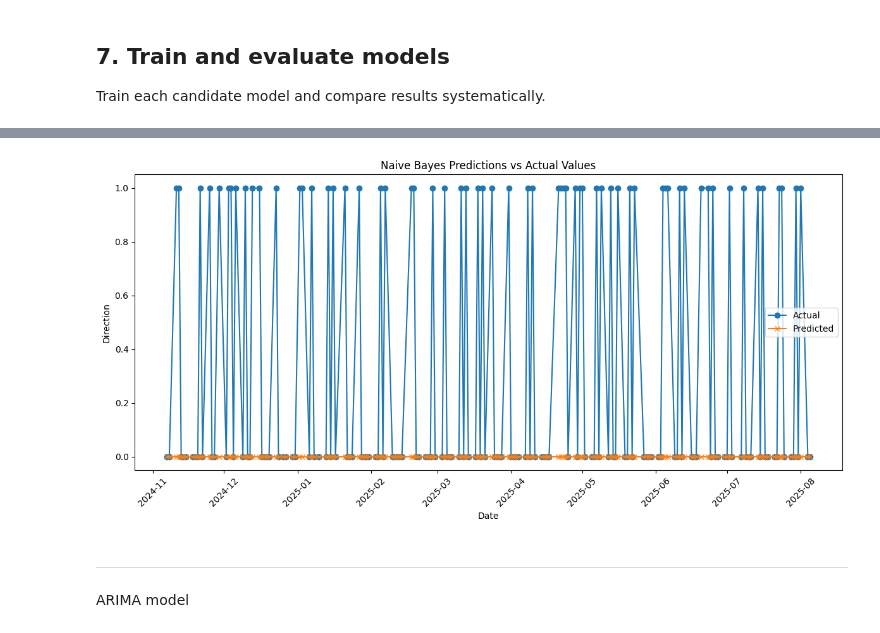
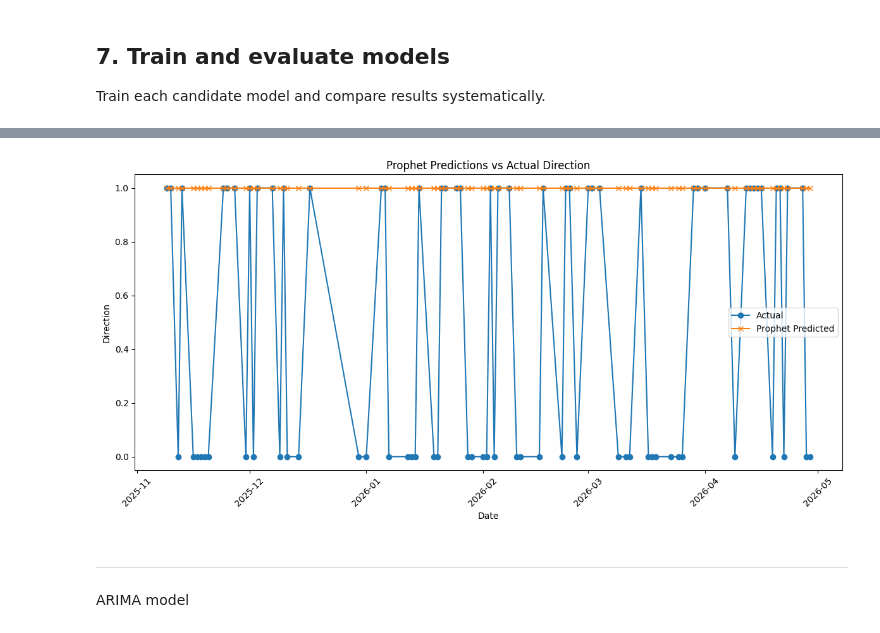
Before and after one commit to TimurKambarov/MSFT_Forecaster, a Jupyter notebook: datalabtasks_deliverables/Task 10 Machine Learning Model Development/timur/model_training_notebook_template.ipynb, the cells around one changed output, grey strips where cells are left out. Cells and saved outputs as stored; diff of their text form; code cells hidden in the pictures.

```diff
--- a/datalabtasks_deliverables/Task 10 Machine Learning Model Development/timur/model_training_notebook_template.ipynb
+++ b/datalabtasks_deliverables/Task 10 Machine Learning Model Development/timur/model_training_notebook_template.ipynb
@@ -217,11 +271,0 @@ df['week_of_year']   = df['Date'].dt.isocalendar().week.astype(int)
-# %%
-import numpy as np
-
-df['month_sin'] = np.sin(2 * np.pi * df['month'] / 12)
-df['month_cos'] = np.cos(2 * np.pi * df['month'] / 12)
-
-df['dow_sin']   = np.sin(2 * np.pi * df['day_of_week'] / 5)   # 5 trading days
-df['dow_cos']   = np.cos(2 * np.pi * df['day_of_week'] / 5)
-
-df['dom_sin']   = np.sin(2 * np.pi * df['day_of_month'] / 31)
-df['dom_cos']   = np.cos(2 * np.pi * df['day_of_month'] / 31)
@@ -273,3 +340,22 @@ Train: (1473, 19), Val: (184, 19), Test: (185, 19)
+# %%
+# scale features using training data only (avoid leakage)
+from sklearn.preprocessing import RobustScaler
+
+scaler = RobustScaler()
+X_train_scaled = scaler.fit_transform(X_train)
+X_test_scaled = scaler.transform(X_test)
+
+# scale Close using training data only for time-series models
+close_scaler = RobustScaler()
+train_close = df.loc[X_train.index, 'Close']
+close_scaler.fit(train_close.to_numpy().reshape(-1, 1))
+
+# full scaled dataframe for inspection (uses train-fitted scaler)
+X_scaled = scaler.transform(X)
+scaled_df = pd.DataFrame(X_scaled, columns=X.columns, index=X.index)
+scaled_df.insert(0, 'Date', df['Date'].to_numpy())
+scaled_df['Close_next'] = df['Close_next'].to_numpy()
+scaled_df['Direction'] = df['Direction'].to_numpy()
 # %% [markdown]
 ## 4. Baseline model
 
@@ -291,7 +377,6 @@ Examples:
 from sklearn.ensemble import RandomForestClassifier
 from sklearn.metrics import classification_report
 
-baseline_model = RandomForestClassifier(n_estimators=50, random_state=42)
-baseline_model.fit(X_train, y_train)
-y_pred = baseline_model.predict(X_val)
-print(classification_report(y_val, y_pred))
+baseline_model = RandomForestClassifier(n_estimators=100, random_state=42)
+baseline_model.fit(X_train_scaled, y_dir_train)
+y_pred = baseline_model.predict(X_test_scaled)
@@ -389,21 +501,21 @@ weighted avg       0.44      0.66      0.53       184
 # %%
-# plot the graph of naive bayesian classifier predictions vs actual values
+# plot the graph of Prophet predictions vs actual Direction values
 import matplotlib.dates as mdates
 
 plt.figure(figsize=(12, 6))
-plt.plot(date_val, y_val, label='Actual', marker='o')
-plt.plot(date_val, y_pred_nb, label='Predicted', marker='x')
+plt.plot(prophet_dates[prophet_mask], prophet_true[prophet_mask], label='Actual', marker='o')
+plt.plot(prophet_dates[prophet_mask], prophet_pred[prophet_mask], label='Prophet Predicted', marker='x')
 plt.xlabel('Date')
 plt.ylabel('Direction')
-plt.title('Naive Bayes Predictions vs Actual Values')
+plt.title('Prophet Predictions vs Actual Direction')
 plt.legend()
 plt.gca().xaxis.set_major_locator(mdates.MonthLocator())
 plt.gca().xaxis.set_major_formatter(mdates.DateFormatter('%Y-%m'))
 plt.xticks(rotation=45)
 plt.tight_layout()
 plt.show()
 # %% [output]
-[figure, old version]
+[figure, new version]
 # %% [markdown]
 ---
 ARIMA model
```
Also changed, not shown: parts of 28 cells of this notebook.
